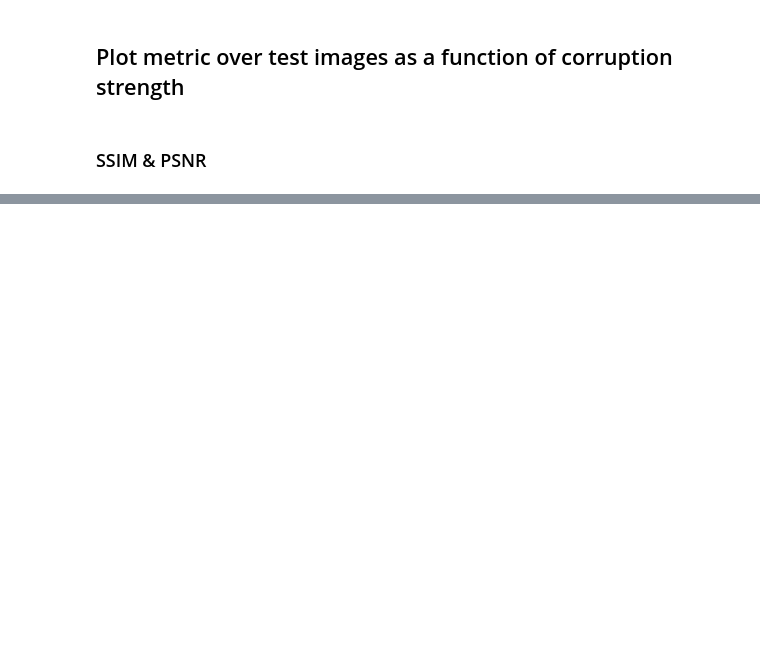
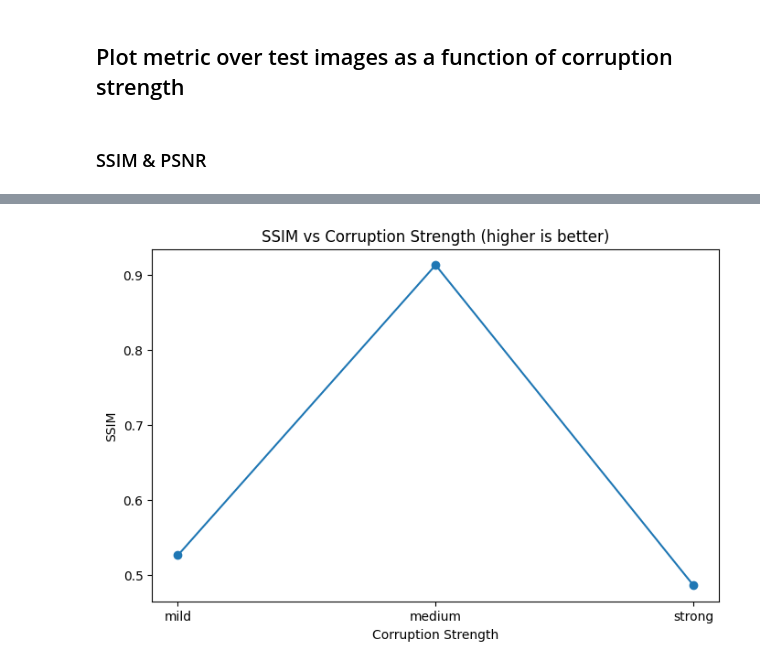
Before and after one commit to ieadoboe/effective-waffle, a Jupyter notebook: 42_cifar10_blur_removal.ipynb, the cells around one changed output, grey strips where cells are left out. Cells and saved outputs as stored; diff of their text form; code cells hidden in the pictures; blank space fills up the shorter version.

```diff
--- a/42_cifar10_blur_removal.ipynb
+++ b/42_cifar10_blur_removal.ipynb
@@ -275,103 +354,38 @@ psnr_metric = lambda y_true, y_pred: tf.image.psnr(y_true, y_pred, max_val=1.0)
 # %%
-blurred_test_datasets = [
-    x_test_blurred_mild,
-    x_test_blurred_medium,
-    x_test_blurred_strong,
-]
-corruption_strength = ["mild", "medium", "strong"]
-
-
-def evaluate_loss(
-    original_images, blur_datasets, corruption_strength=corruption_strength
-):
-    loss_results = []
-    batch_size = 16
-
-    for blur_dataset in blur_datasets:
-        blur_ds = tf.data.Dataset.from_tensor_slices(blur_dataset).batch(batch_size)
-        orig_ds = tf.data.Dataset.from_tensor_slices(original_images).batch(batch_size)
-        combined_ds = tf.data.Dataset.zip((blur_ds, orig_ds))
-
-        losses = []
-        for blurred_batch, original_batch in combined_ds:
-            deblurred_batch = model(blurred_batch, training=False)
-            loss = tf.reduce_mean(tf.square(original_batch - deblurred_batch))
-            losses.append(float(loss))
-
-        loss_results.append(np.mean(losses))
-
-    # Plot loss
-    plt.figure(figsize=(8, 5))
-    plt.plot(corruption_strength, loss_results, "o-")
-    plt.title("Loss vs Corruption Strength (lower is better)")
-    plt.xlabel("Corruption Strength")
-    plt.ylabel("MSE Loss (lower is better)")
-    plt.show()
-
-    return loss_results
-
-
 def evaluate_ssim(
     original_images, blur_datasets, corruption_strength=corruption_strength
 ):
     ssim_results = []
-    batch_size = 16
+    batch_size = 64
 
     for blur_dataset in blur_datasets:
         blur_ds = tf.data.Dataset.from_tensor_slices(blur_dataset).batch(batch_size)
         orig_ds = tf.data.Dataset.from_tensor_slices(original_images).batch(batch_size)
         combined_ds = tf.data.Dataset.zip((blur_ds, orig_ds))
 
         ssims = []
         for blurred_batch, original_batch in combined_ds:
+            blurred_batch = tf.cast(blurred_batch, tf.float32)
+            original_batch = tf.cast(original_batch, tf.float32)
+
             deblurred_batch = model(blurred_batch, training=False)
             ssim = tf.reduce_mean(
                 tf.image.ssim(original_batch, deblurred_batch, max_val=1.0)
             )
             if not tf.math.is_nan(ssim):
                 ssims.append(float(ssim))
 
         ssim_results.append(np.mean(ssims) if ssims else 0)
 
     plt.figure(figsize=(8, 5))
     plt.plot(corruption_strength, ssim_results, "o-")
     plt.title("SSIM vs Corruption Strength (higher is better)")
     plt.xlabel("Corruption Strength")
-    plt.ylabel("SSIM (higher is better)")
+    plt.ylabel("SSIM")
     plt.show()
 
     return ssim_results
 
-
-def evaluate_psnr(
-    original_images, blur_datasets, corruption_strength=corruption_strength
-):
-
-    psnr_results = []
-    batch_size = 16
-
-    for blur_dataset in blur_datasets:
-        blur_ds = tf.data.Dataset.from_tensor_slices(blur_dataset).batch(batch_size)
-        orig_ds = tf.data.Dataset.from_tensor_slices(original_images).batch(batch_size)
-        combined_ds = tf.data.Dataset.zip((blur_ds, orig_ds))
-
-        psnrs = []
-        for blurred_batch, original_batch in combined_ds:
-            deblurred_batch = model(blurred_batch, training=False)
-            psnr = tf.reduce_mean(
-                tf.image.psnr(original_batch, deblurred_batch, max_val=1.0)
-            )
-            if not tf.math.is_nan(psnr):
-                psnrs.append(float(psnr))
-
-        psnr_results.append(np.mean(psnrs) if psnrs else 0)
-
-    # Plot PSNR
-    plt.figure(figsize=(8, 5))
-    plt.plot(corruption_strength, psnr_results, "o-")
-    plt.title("PSNR vs Corruption Strength (higher is better)")
-    plt.xlabel("Corruption Strength")
-    plt.ylabel("PSNR")
-    plt.show()
-
-    return psnr_results
+evaluate_ssim(x_test, blurred_test_datasets)
+# %% [output]
+[figure, added]
```
Also changed, not shown: parts of 17 cells of this notebook.
